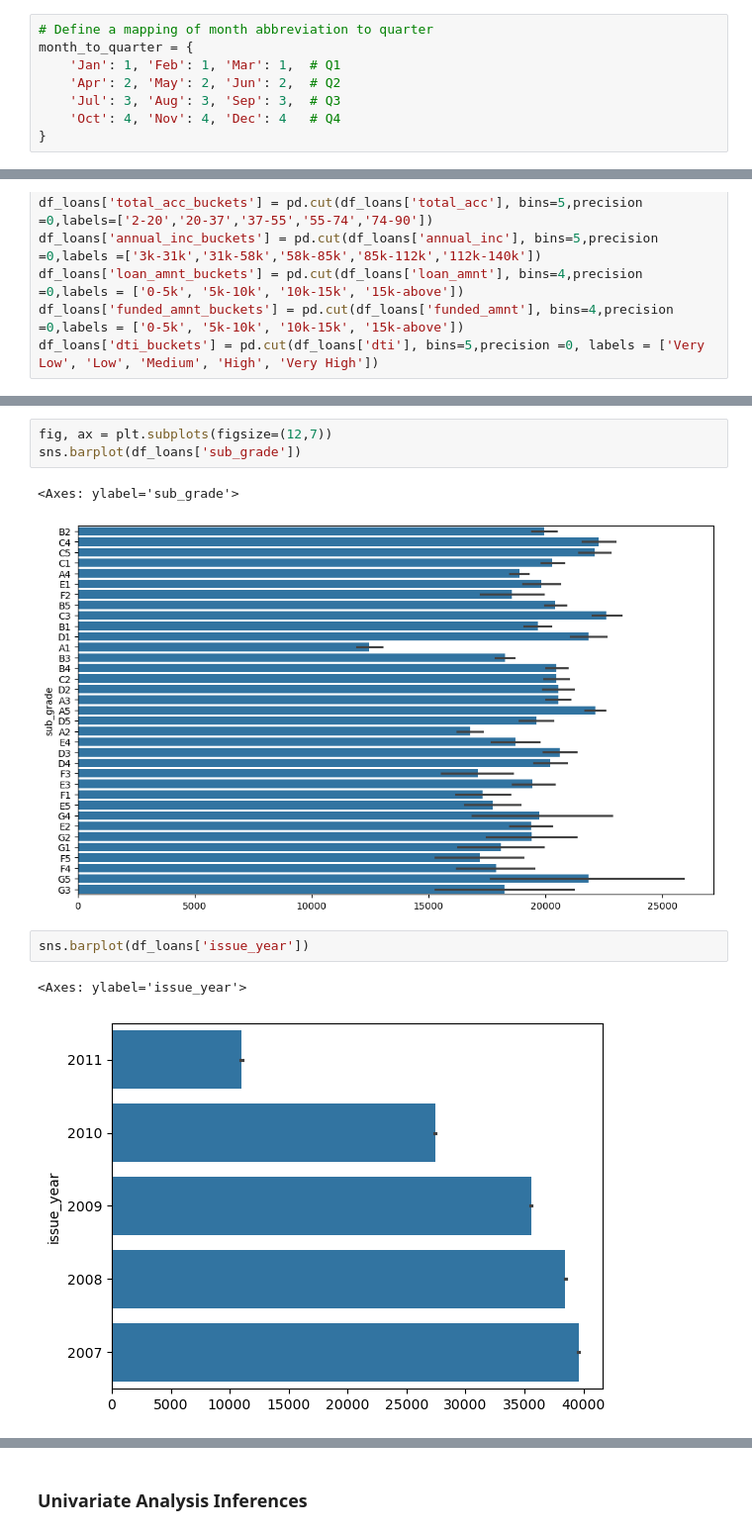
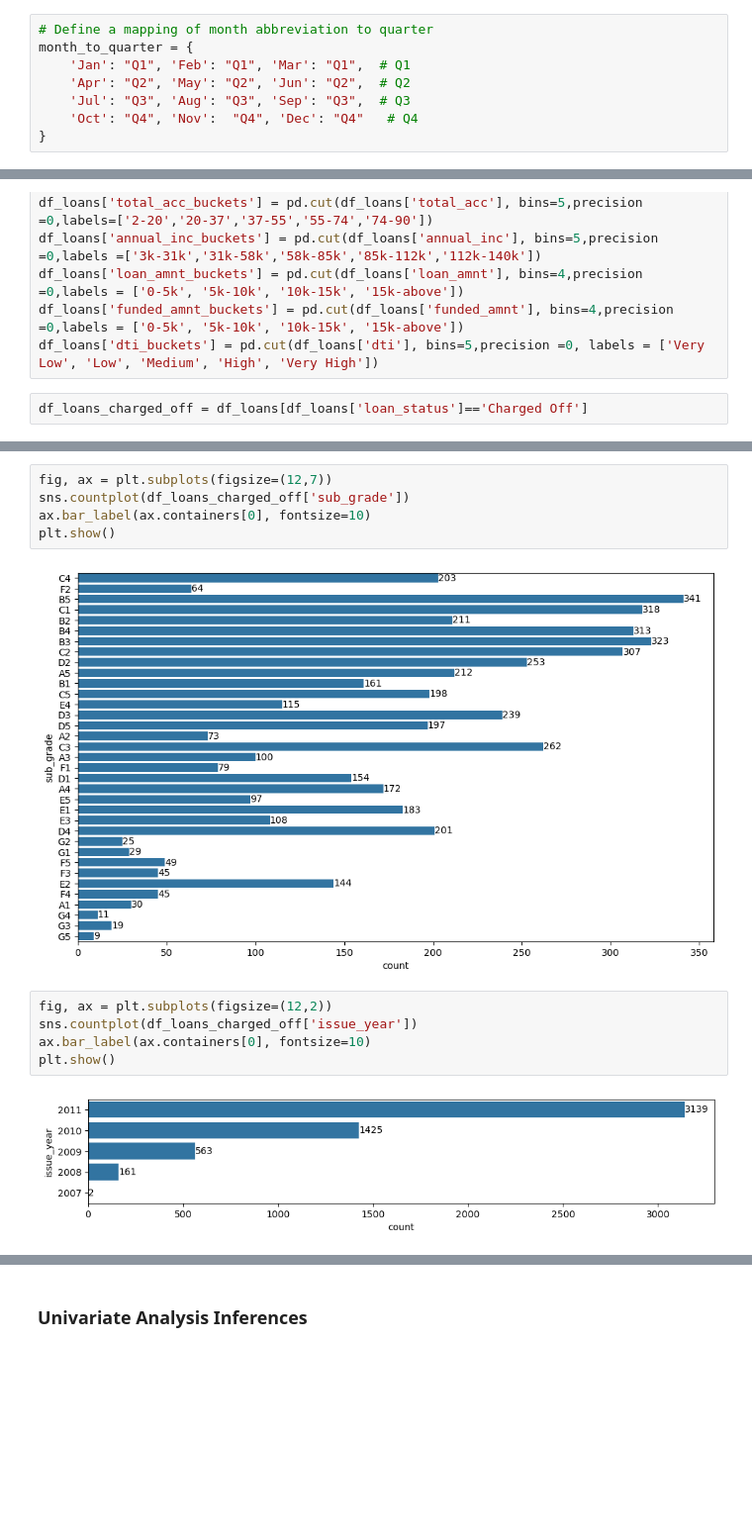
Before and after one commit to mkviswanadh/LendingClubCaseStudy, a Jupyter notebook: Lending_Club_Case_Study.ipynb, the cells around one changed output, grey strips where cells are left out. Shown at 99% size. Saved outputs shown, nothing was run; the diff lists cells and outputs as text; blank space fills up the shorter version.

```diff
--- a/Lending_Club_Case_Study.ipynb
+++ b/Lending_Club_Case_Study.ipynb
@@ -428,10 +428,10 @@ df_loans['issue_year']='20' + df_month_year[2]
 # %%
 # Define a mapping of month abbreviation to quarter
 month_to_quarter = {
-    'Jan': 1, 'Feb': 1, 'Mar': 1,  # Q1
-    'Apr': 2, 'May': 2, 'Jun': 2,  # Q2
-    'Jul': 3, 'Aug': 3, 'Sep': 3,  # Q3
-    'Oct': 4, 'Nov': 4, 'Dec': 4   # Q4
+    'Jan': "Q1", 'Feb': "Q1", 'Mar': "Q1",  # Q1
+    'Apr': "Q2", 'May': "Q2", 'Jun': "Q2",  # Q2
+    'Jul': "Q3", 'Aug': "Q3", 'Sep': "Q3",  # Q3
+    'Oct': "Q4", 'Nov':  "Q4", 'Dec': "Q4"   # Q4
 }
 # %%
 df_loans['issue_quarter'] = df_loans['issue_month'].map(month_to_quarter)
@@ -482,4 +482,6 @@ df_loans['annual_inc_buckets'] = pd.cut(df_loans['annual_inc'], bins=5,precision
 df_loans['loan_amnt_buckets'] = pd.cut(df_loans['loan_amnt'], bins=4,precision =0,labels = ['0-5k', '5k-10k', '10k-15k', '15k-above'])
 df_loans['funded_amnt_buckets'] = pd.cut(df_loans['funded_amnt'], bins=4,precision =0,labels = ['0-5k', '5k-10k', '10k-15k', '15k-above'])
 df_loans['dti_buckets'] = pd.cut(df_loans['dti'], bins=5,precision =0, labels = ['Very Low', 'Low', 'Medium', 'High', 'Very High'])
+# %%
+df_loans_charged_off = df_loans[df_loans['loan_status']=='Charged Off']
 # %%
@@ -490,12 +494,15 @@ sns.barplot(df_loans['grade'])
 # %%
 fig, ax = plt.subplots(figsize=(12,7))
-sns.barplot(df_loans['sub_grade'])
+sns.countplot(df_loans_charged_off['sub_grade'])
+ax.bar_label(ax.containers[0], fontsize=10)
+plt.show()
 # %% [output]
-<Axes: ylabel='sub_grade'>
-[figure, old version]
+[figure, new version]
 # %%
-sns.barplot(df_loans['issue_year'])
+fig, ax = plt.subplots(figsize=(12,2))
+sns.countplot(df_loans_charged_off['issue_year'])
+ax.bar_label(ax.containers[0], fontsize=10)
+plt.show()
 # %% [output]
-<Axes: ylabel='issue_year'>
-[figure, old version]
+[figure, new version]
 # %%
```
Also changed, not shown: parts of 34 cells of this notebook.
